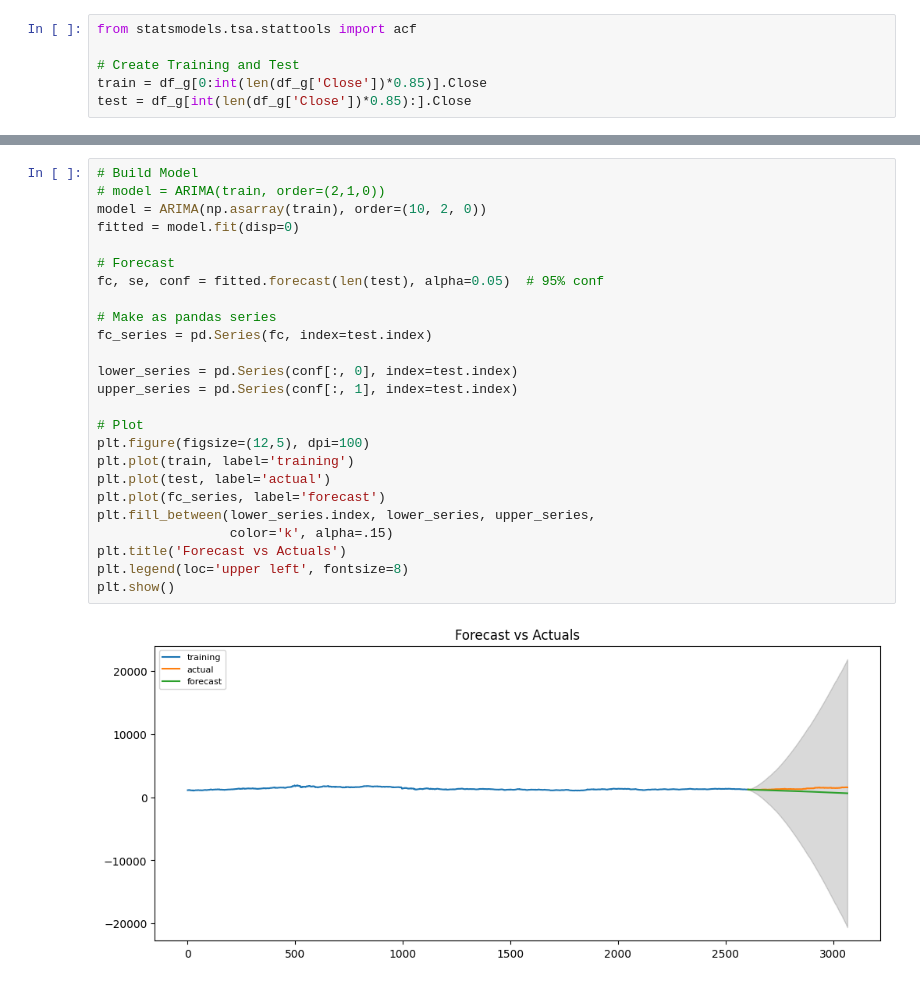
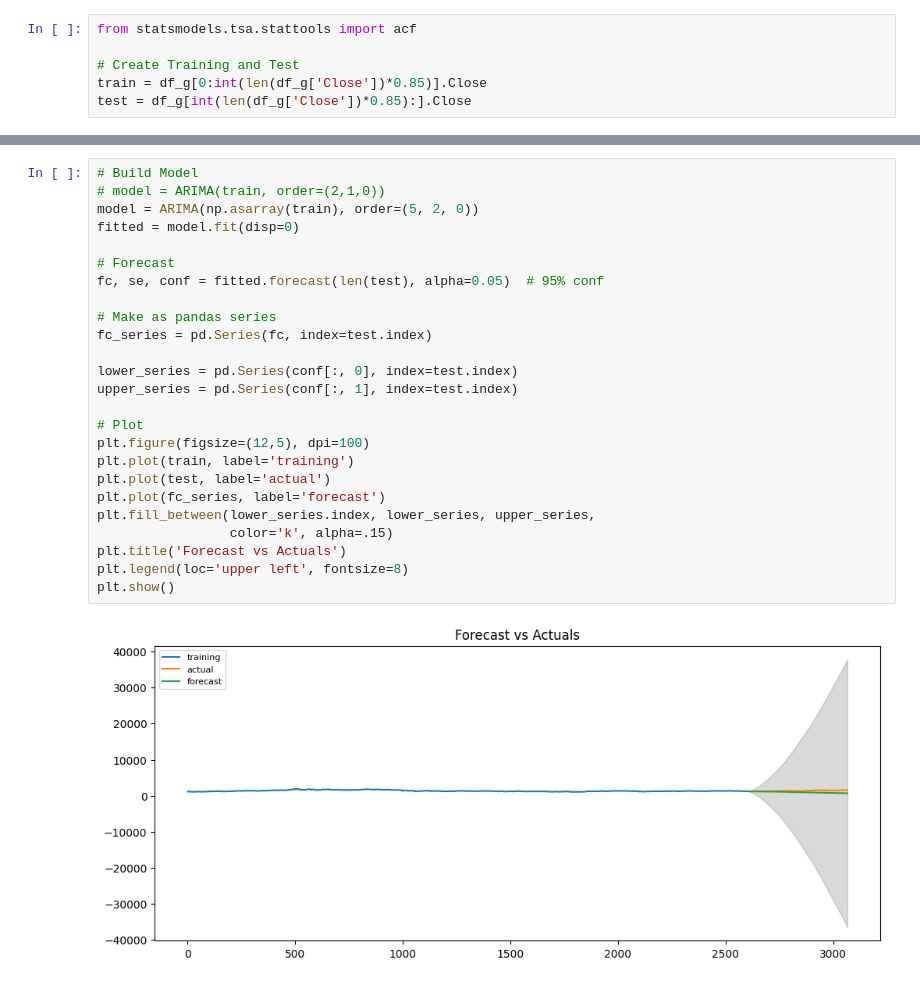
Before and after one commit to JB-DA/Cryptocurrency_Price_Prediction, a Jupyter notebook: drafts/Gold_ARIMA.ipynb, the cells around one changed output, grey strips where cells are left out. Cells and saved outputs as stored; diff of their text form.

```diff
--- a/drafts/Gold_ARIMA.ipynb
+++ b/drafts/Gold_ARIMA.ipynb
@@ -332,27 +332,27 @@ plt.show()
 # %%
 # Build Model
 # model = ARIMA(train, order=(2,1,0))
-model = ARIMA(np.asarray(train), order=(10, 2, 0))
+model = ARIMA(np.asarray(train), order=(5, 2, 0))
 fitted = model.fit(disp=0)
 
 # Forecast
 fc, se, conf = fitted.forecast(len(test), alpha=0.05)  # 95% conf
 
 # Make as pandas series
 fc_series = pd.Series(fc, index=test.index)
 
 lower_series = pd.Series(conf[:, 0], index=test.index)
 upper_series = pd.Series(conf[:, 1], index=test.index)
 
 # Plot
 plt.figure(figsize=(12,5), dpi=100)
 plt.plot(train, label='training')
 plt.plot(test, label='actual')
 plt.plot(fc_series, label='forecast')
 plt.fill_between(lower_series.index, lower_series, upper_series,
                  color='k', alpha=.15)
 plt.title('Forecast vs Actuals')
 plt.legend(loc='upper left', fontsize=8)
 plt.show()
 # %% [output]
-[figure, old version]
+[figure, new version]
```
Also changed, not shown: parts of 1 cell of this notebook.
